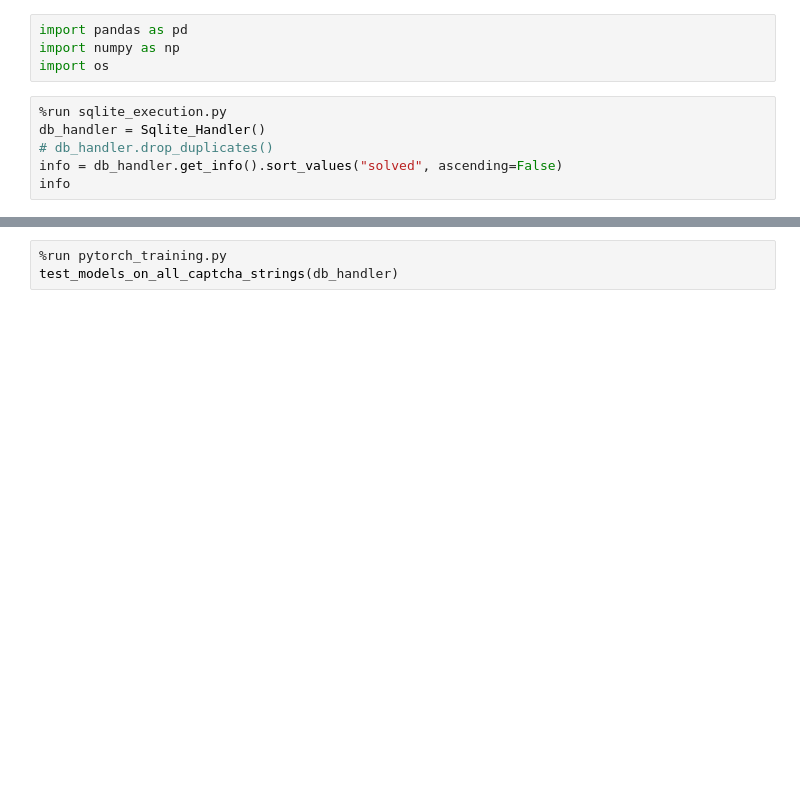
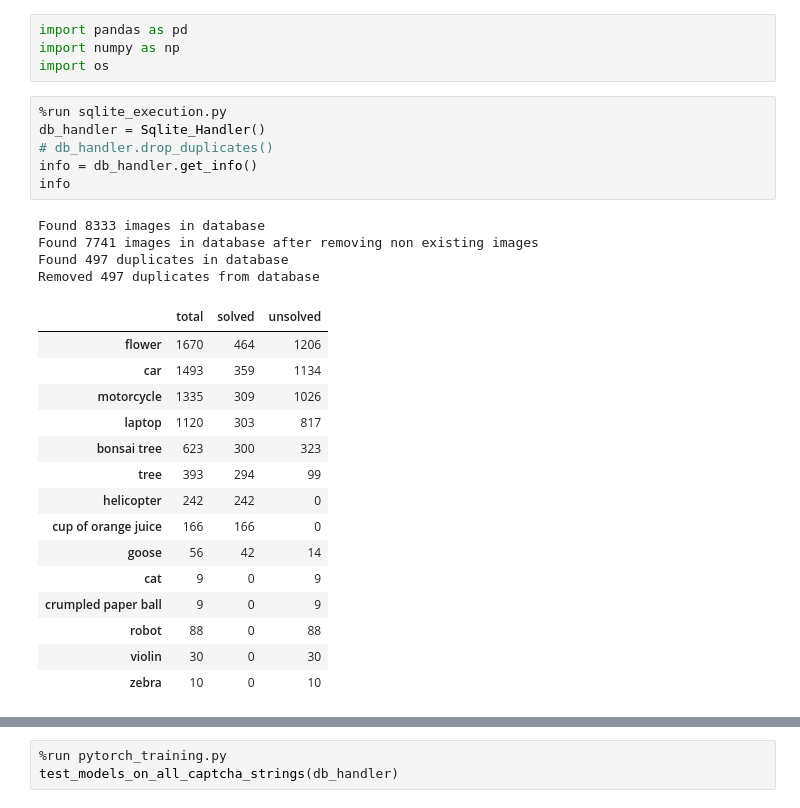
Before and after one commit to xTerradon/hcaptcha-solver, a Jupyter notebook: src/main.ipynb, the cells around one changed output, grey strips where cells are left out. Drawn from its saved outputs; the diff is of its cells as text; blank space fills up the shorter version.

```diff
--- a/src/main.ipynb
+++ b/src/main.ipynb
@@ -5,9 +5,29 @@ import os
 # %%
 %run sqlite_execution.py
 db_handler = Sqlite_Handler()
 # db_handler.drop_duplicates()
-info = db_handler.get_info().sort_values("solved", ascending=False)
+info = db_handler.get_info()
 info
+# %% [output]
+Found 8333 images in database
+Found 7741 images in database after removing non existing images
+Found 497 duplicates in database
+Removed 497 duplicates from database
+|  | total | solved | unsolved |
+| flower | 1670 | 464 | 1206 |
+| car | 1493 | 359 | 1134 |
+| motorcycle | 1335 | 309 | 1026 |
+| laptop | 1120 | 303 | 817 |
+| bonsai tree | 623 | 300 | 323 |
+| tree | 393 | 294 | 99 |
+| helicopter | 242 | 242 | 0 |
+| cup of orange juice | 166 | 166 | 0 |
+| goose | 56 | 42 | 14 |
+| cat | 9 | 0 | 9 |
+| crumpled paper ball | 9 | 0 | 9 |
+| robot | 88 | 0 | 88 |
+| violin | 30 | 0 | 30 |
+| zebra | 10 | 0 | 10 |
 # %%
 %run visualizer.py
 plot_captcha_info(info, figsize=(4,10))
```
Also changed, not shown: parts of 6 cells of this notebook, 9 other files.
